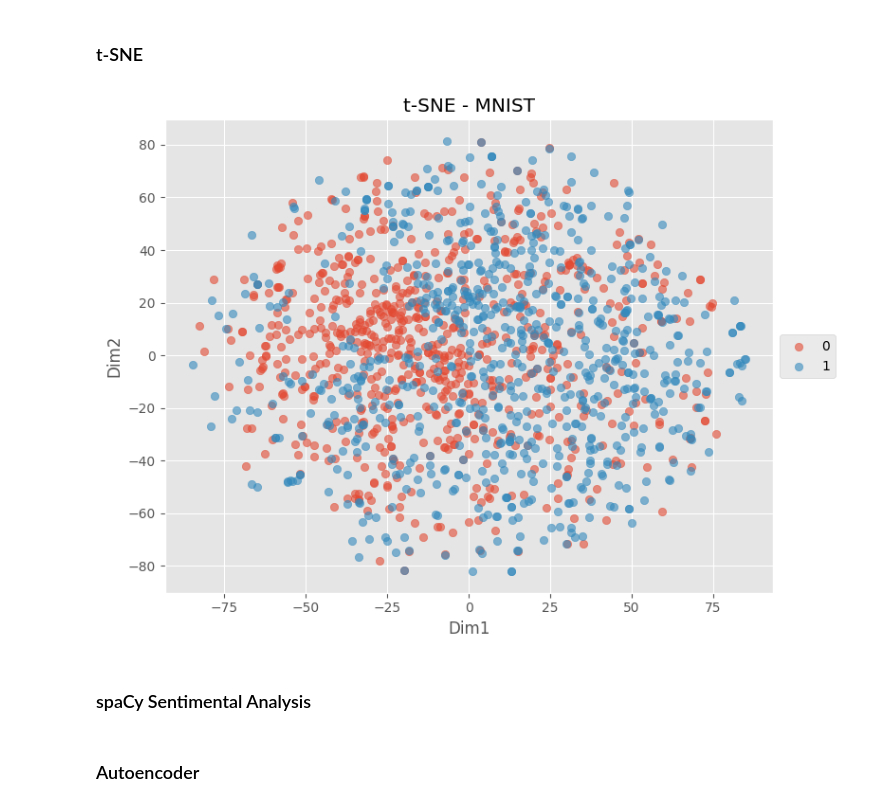
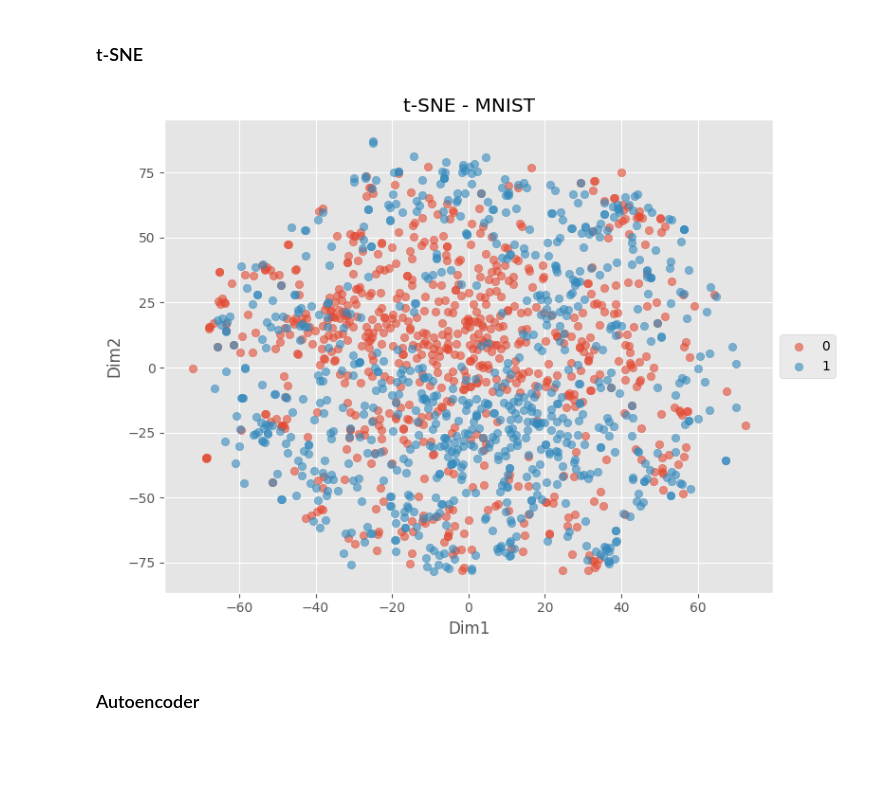
Before and after one commit to jzkhong/GCAE, a Jupyter notebook: MLDS_Projects_TextData.ipynb, the cells around one changed output. Saved outputs shown, nothing was run; the diff lists cells and outputs as text; code cells hidden in the pictures; blank space fills up the shorter version.

Commit message:
update text analysis

```diff
--- a/MLDS_Projects_TextData.ipynb
+++ b/MLDS_Projects_TextData.ipynb
@@ -121,21 +159,16 @@ X_train, X_test, y_train, y_test = train_test_split(X_tfidf, y, test_size=0.2, r
 # %%
-# Standardize the features before applying PCA
-scaler = StandardScaler(with_mean=False)
-x_train_scaled = scaler.fit_transform(X_train)
-x_test_scaled = scaler.transform(X_test)
+# Perform PCA on IMDB dataset
+pca_imdb = decomposition.PCA()
+pca_imdb.fit(x_train_scaled)
+x_train_pca = pca_imdb.transform(x_train_scaled)
+x_test_pca = pca_imdb.transform(x_test_scaled)
 # %%
-## Perform PCA with various no. of components
-n_components_list = [2, 10, 20, 50, 100, 500, 1000]
-total_variance_ratio = []
-for n in tqdm(n_components_list):
-    svd = decomposition.TruncatedSVD(n_components=n, random_state=42)
-    svd.fit_transform(x_train_scaled)
-    total_variance_ratio.append(svd.explained_variance_ratio_.sum())
-
-# Plotting the total explained variance ratio against the number of PC components
-plt.plot(n_components_list, total_variance_ratio, marker='o')
-plt.xlabel('Number of Components')
-plt.ylabel('Total Explained Variance Ratio')
-plt.title('Truncated Singular Value Decomposition (SVD)')
+# Examine the cumulative variance explained by principal components
+cumulative_variance_ratio = np.cumsum(pca_imdb.explained_variance_ratio_)
+x_ticks = list(range(1,len(cumulative_variance_ratio)+1))
+plt.plot(x_ticks, cumulative_variance_ratio, marker='o')
+plt.xlabel('Number of Principal Components')
+plt.ylabel('Cumulative Explained Variance Ratio')
+plt.title('Cumulative Explained Variance Ratio by Principal Components')
 plt.show()
 # %% [output]
@@ -172,0 +199,8 @@ plot_2d_comparison(x_train_svd, y_train, 10000, unique_labels, 'PC1', 'PC2', 'PC
+# %%
+for dim in [5, 10,  50, 100, 200]:
+    model = LogisticRegression(random_state=42)
+    model.fit(x_train_pca[:, :dim], y_train)
+
+    pred = model.predict(x_test_pca[:, :dim])
+    acc = accuracy_score(y_test, pred)
+    print(f'Accuracy with {dim} dimensions: {acc}')
@@ -231,13 +352,11 @@ Loaded data shape: (60000, 60000)
 ### t-SNE
 # %%
 # Reduce the dimensionality of the dataset to two-dimensional using t-SNE
-tsne_imdb = TSNE(n_components=2, init='random')
-x_train_tsne = tsne_imdb.fit_transform(X_train[:10000])
+tsne_imdb = TSNE(n_components=2)
+x_train_tsne = tsne_imdb.fit_transform(x_train_scaled[:10000])
 
 # Visualise the 2d representation of the dataset
-plot_2d_comparison(x_train_tsne, y_train[:10000], 1500, unique_labels,
+plot_2d_comparison(x_train_tsne, y_train, 1500, unique_labels,
                'Dim1', 'Dim2', 't-SNE - MNIST')
 # %% [output]
-[figure, old version]
+[figure, new version]
-# %% [markdown]
-### spaCy Sentimental Analysis
```
Also changed, not shown: parts of 31 cells of this notebook, 1 other file.
